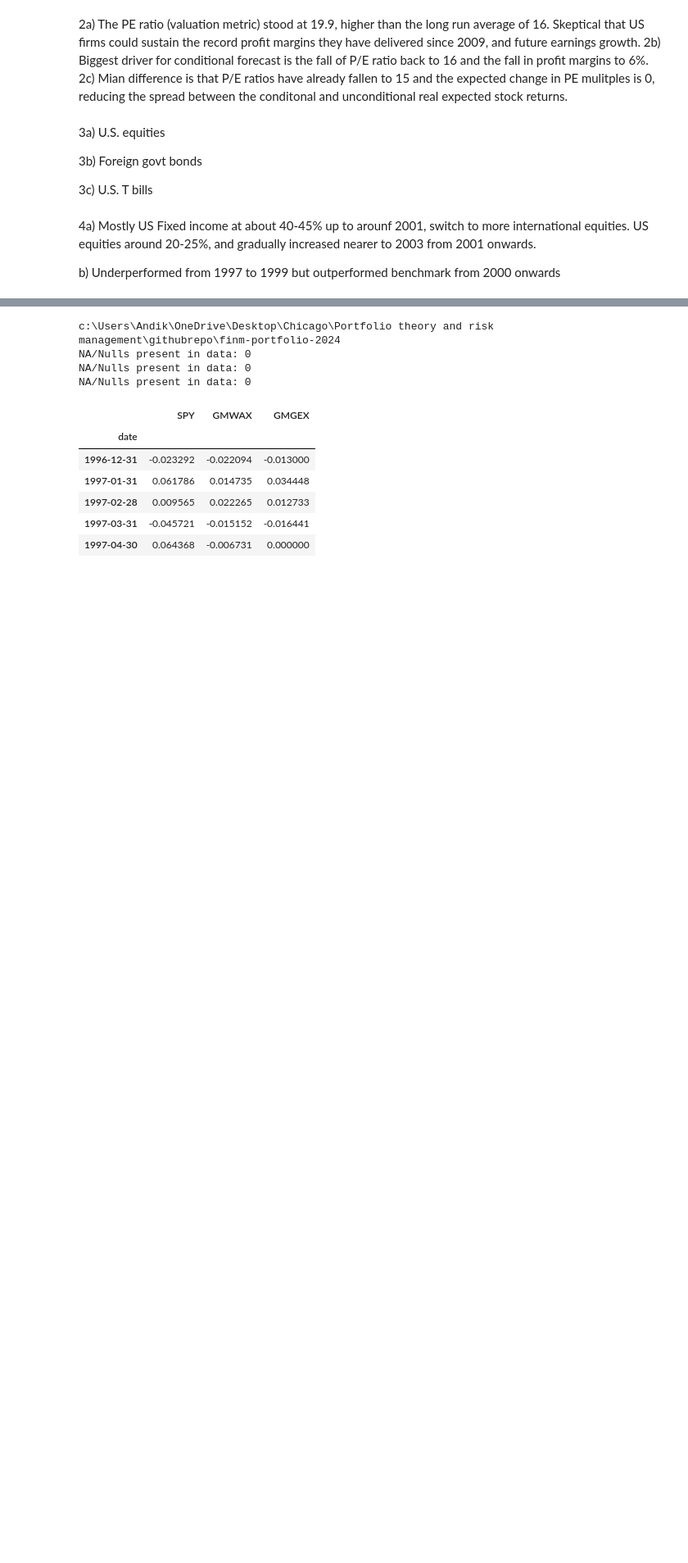
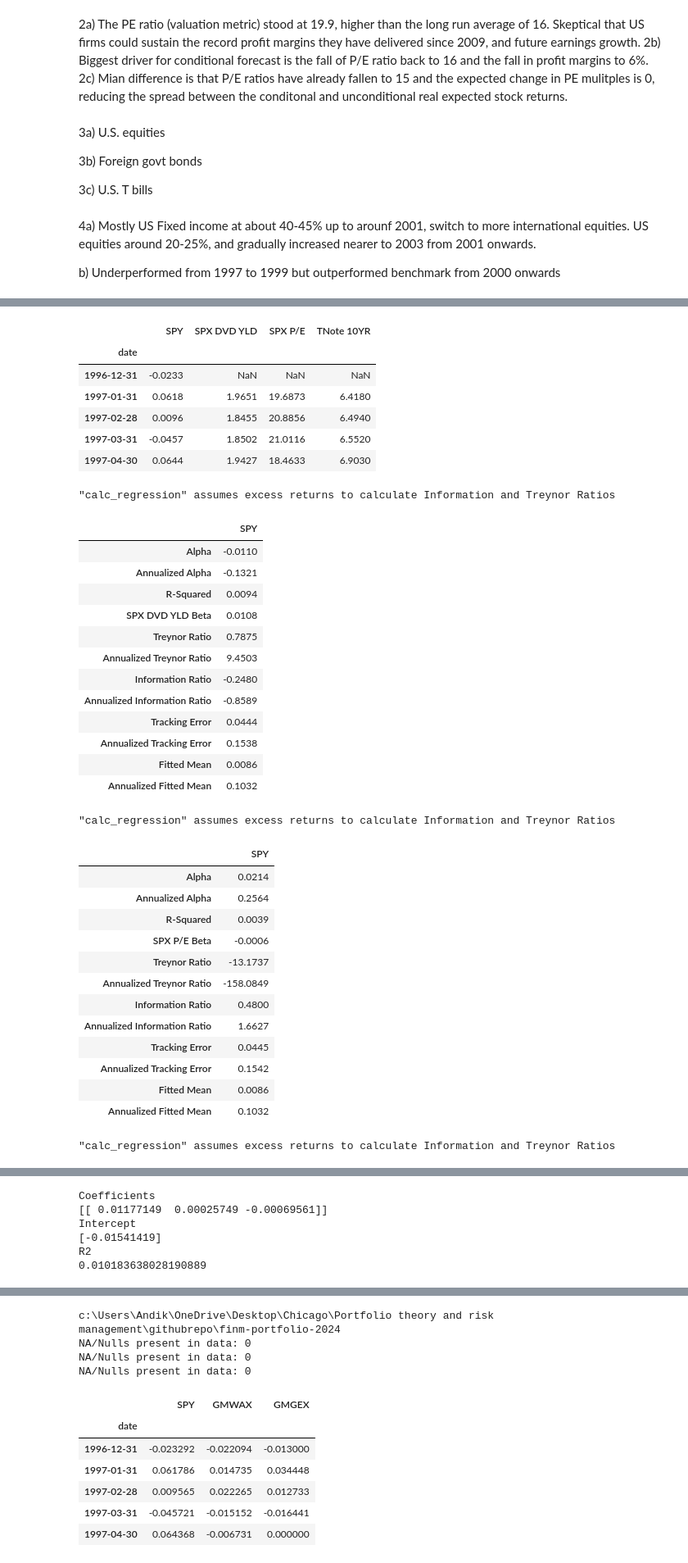
Before and after one commit to andyandikko/finm-portfolio-2024, a Jupyter notebook: practice/hw7_practice.ipynb, the cells around one changed output, grey strips where cells are left out. Shown: that part at 82% size. Cells and saved outputs as stored; diff of their text form; code cells hidden in the pictures; blank space fills up the shorter version.

```diff
--- a/practice/hw7_practice.ipynb
+++ b/practice/hw7_practice.ipynb
@@ -26,0 +180,61 @@ b) Underperformed from 1997 to 1999 but outperformed benchmark from 2000 onwards
+# %%
+# forecast regression
+y =gmo_funds.loc[:,["SPY"]]
+X = gmo_signals.shift(1)
+display(pd.concat([y,X],axis=1).head())
+full_data = pd.merge(y, X, left_index=True, right_index=True).dropna()
+regressors = [["SPX DVD YLD"],["SPX P/E"],["SPX DVD YLD","SPX P/E","TNote 10YR"]]
+regress_stats_data = {}
+forecasted_data = {}
+for cols in regressors:
+    regress_result = pmh.calc_iterative_regression(multiple_y=y,X=X.loc[:,cols],annual_factor=12).T
+    display(regress_result)
+    regress_stats_data[",".join(cols)] = regress_result
+    model = LinearRegression(fit_intercept=True)
+    model.fit(full_data.loc[:,cols], full_data.loc[:,["SPY"]])
+    forecasted_data[",".join(cols)] = model.predict(full_data.loc[:,cols]).flatten()
+model = LinearRegression(fit_intercept=True)
+model.fit(full_data.loc[:,["SPX DVD YLD","SPX P/E","TNote 10YR"]], full_data.loc[:,["SPY"]])
+print("Coefficients")
+print(model.coef_)
+print("Intercept")
+print(model.intercept_)
+print("R2")
+print(model.score(full_data.loc[:,["SPX DVD YLD","SPX P/E","TNote 10YR"]], full_data.loc[:,["SPY"]]))
+# %% [output]
+|  | SPY | SPX DVD YLD | SPX P/E | TNote 10YR |
+| date |  |  |  |  |
+| 1996-12-31 | -0.0233 | NaN | NaN | NaN |
+| 1997-01-31 | 0.0618 | 1.9651 | 19.6873 | 6.4180 |
+| 1997-02-28 | 0.0096 | 1.8455 | 20.8856 | 6.4940 |
+| 1997-03-31 | -0.0457 | 1.8502 | 21.0116 | 6.5520 |
+| 1997-04-30 | 0.0644 | 1.9427 | 18.4633 | 6.9030 |
+"calc_regression" assumes excess returns to calculate Information and Treynor Ratios
+|  | SPY |
+| Alpha | -0.0110 |
+| Annualized Alpha | -0.1321 |
+| R-Squared | 0.0094 |
+| SPX DVD YLD Beta | 0.0108 |
+| Treynor Ratio | 0.7875 |
+| Annualized Treynor Ratio | 9.4503 |
+| Information Ratio | -0.2480 |
+| Annualized Information Ratio | -0.8589 |
+| Tracking Error | 0.0444 |
+| Annualized Tracking Error | 0.1538 |
+| Fitted Mean | 0.0086 |
+| Annualized Fitted Mean | 0.1032 |
+"calc_regression" assumes excess returns to calculate Information and Treynor Ratios
+|  | SPY |
+| Alpha | 0.0214 |
+| Annualized Alpha | 0.2564 |
+| R-Squared | 0.0039 |
+| SPX P/E Beta | -0.0006 |
+| Treynor Ratio | -13.1737 |
+| Annualized Treynor Ratio | -158.0849 |
+| Information Ratio | 0.4800 |
+| Annualized Information Ratio | 1.6627 |
+| Tracking Error | 0.0445 |
+| Annualized Tracking Error | 0.1542 |
+| Fitted Mean | 0.0086 |
+| Annualized Fitted Mean | 0.1032 |
+"calc_regression" assumes excess returns to calculate Information and Treynor Ratios
@@ -26,0 +254,6 @@ b) Underperformed from 1997 to 1999 but outperformed benchmark from 2000 onwards
+Coefficients
+[[ 0.01177149  0.00025749 -0.00069561]]
+Intercept
+[-0.01541419]
+R2
+0.010183638028190889
```
Also changed, not shown: parts of 8 cells of this notebook, 2 other files.
